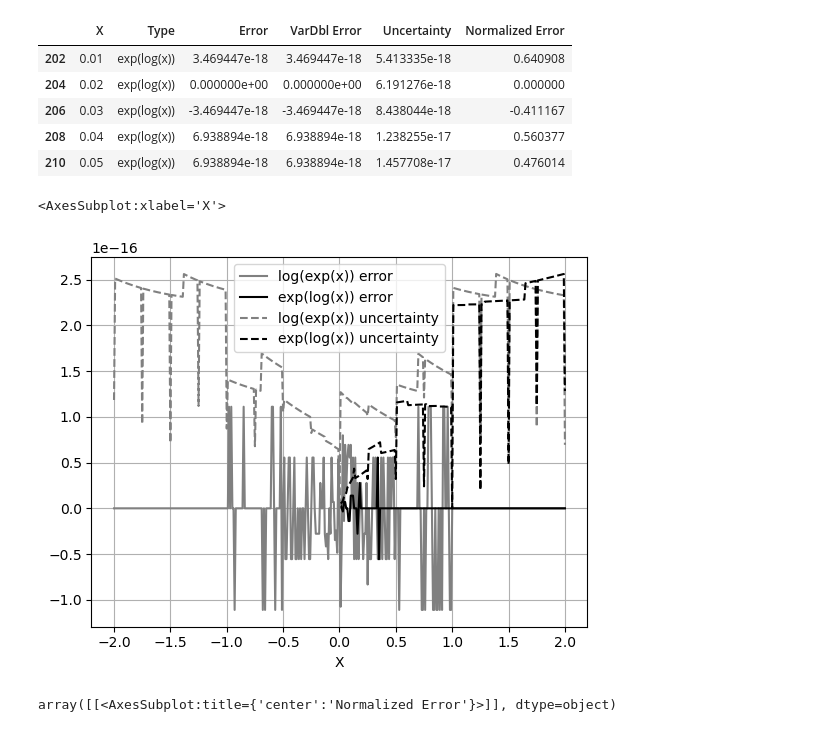
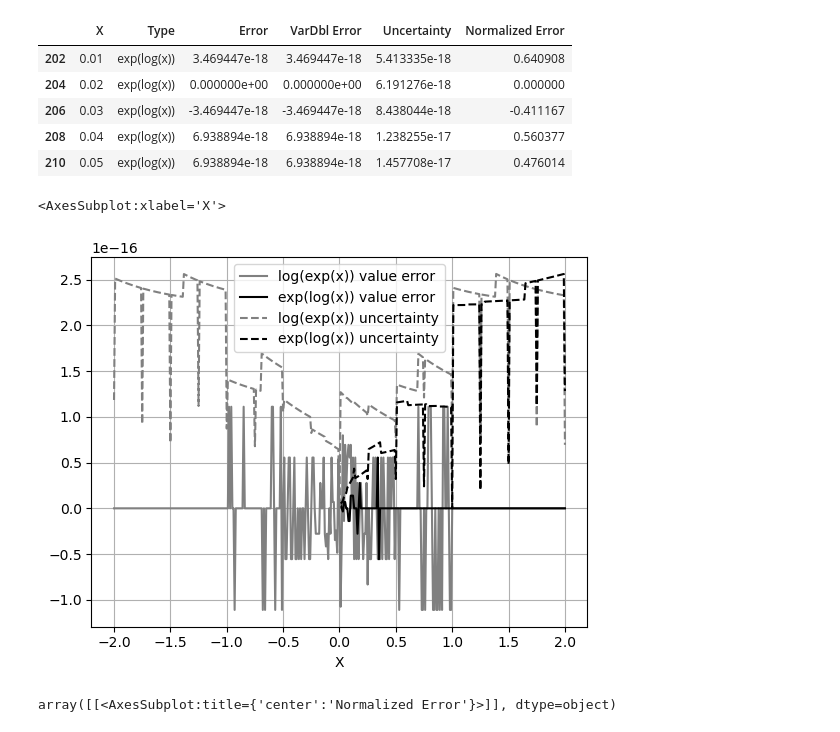
Before and after one commit to Chengpu0707/VarianceArithmetic, a Jupyter notebook: IPyNb/ExpLogError.ipynb, the cells around one changed output. Cells and saved outputs as stored; diff of their text form; code cells hidden in the pictures.

```diff
--- a/IPyNb/ExpLogError.ipynb
+++ b/IPyNb/ExpLogError.ipynb
@@ -38,13 +38,13 @@ df[df['Type'] == 'exp(log(x))'].head()
 | 208 | 0.04 | exp(log(x)) | 6.938894e-18 | 6.938894e-18 | 1.238255e-17 | 0.560377 |
 | 210 | 0.05 | exp(log(x)) | 6.938894e-18 | 6.938894e-18 | 1.457708e-17 | 0.476014 |
 # %%
-ax = df[df['Type'] == 'log(exp(x))'].plot(x='X', y='Error', color='gray', style='-', label='log(exp(x)) error')
-df[df['Type'] == 'exp(log(x))'].plot(x='X', y='Error', color='black', style='-', label='exp(log(x)) error', ax=ax)
+ax = df[df['Type'] == 'log(exp(x))'].plot(x='X', y='Error', color='gray', style='-', label='log(exp(x)) value error')
+df[df['Type'] == 'exp(log(x))'].plot(x='X', y='Error', color='black', style='-', label='exp(log(x)) value error', ax=ax)
 df[df['Type'] == 'log(exp(x))'].plot(x='X', y='Uncertainty', color='gray', style='--', label='log(exp(x)) uncertainty', ax=ax)
 df[df['Type'] == 'exp(log(x))'].plot(x='X', y='Uncertainty', color='black', style='--', label='exp(log(x)) uncertainty', ax=ax, grid=True)
 # %% [output]
 <AxesSubplot:xlabel='X'>
-[figure, old version]
+[figure, new version]
 # %%
 df[df['Type'] == 'exp(log(x))'].hist(column='Normalized Error')
 # %% [output]
```
Also changed, not shown: parts of 1 cell of this notebook, 16 other files.
